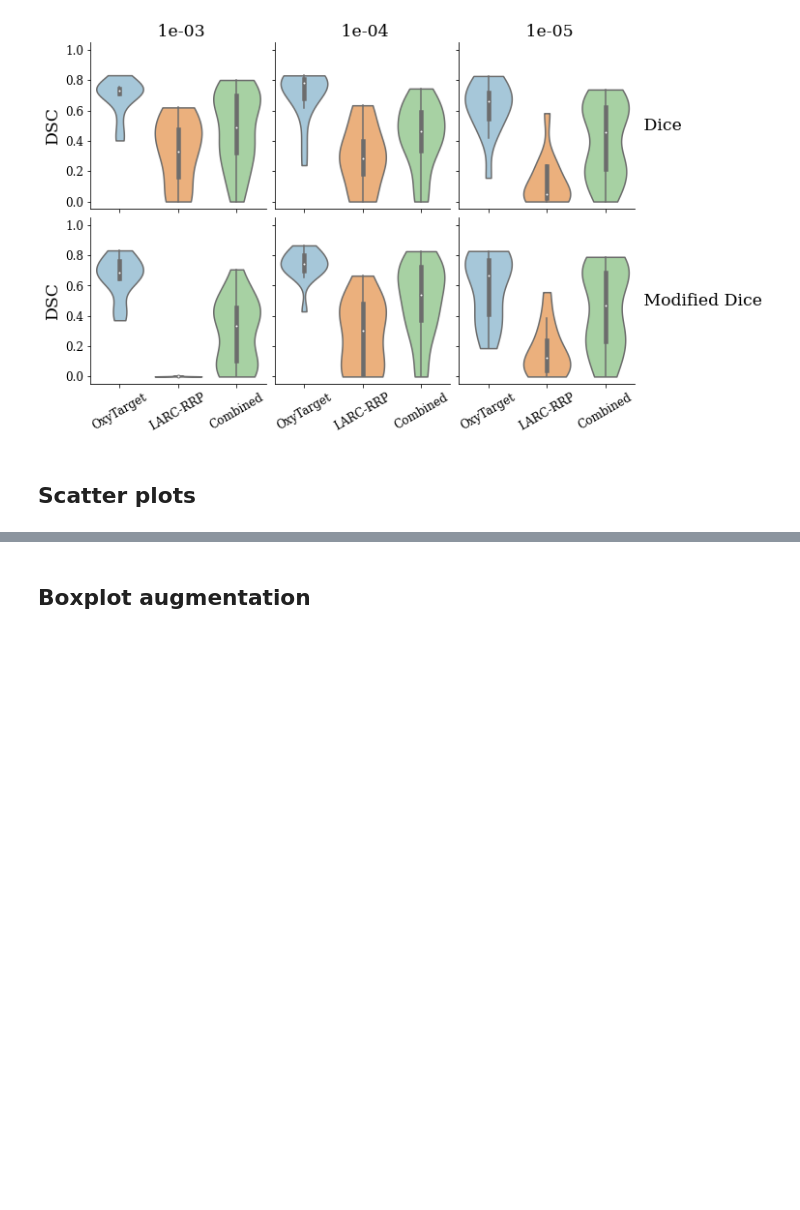
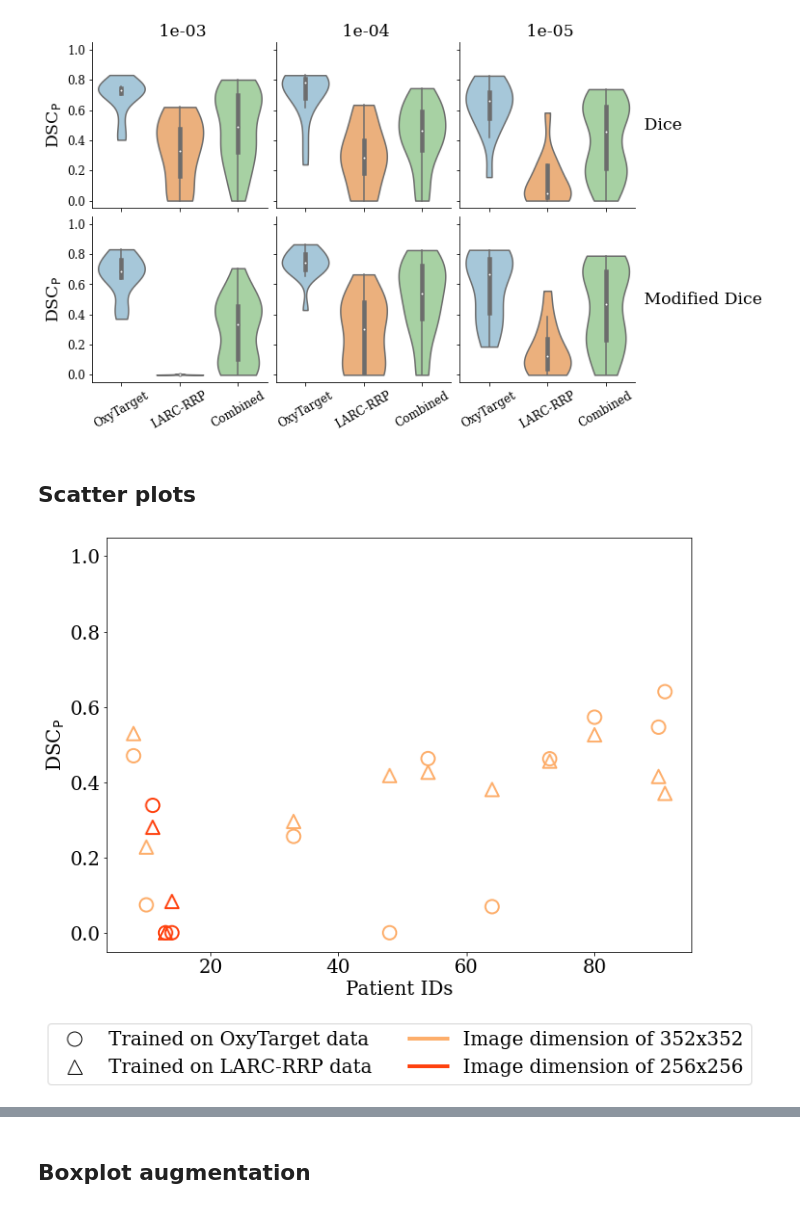
Before and after one commit to IngvildAskimAdde/MasterThesis, a Jupyter notebook: visualize_results.ipynb, the cells around one changed output, grey strips where cells are left out. Cells and saved outputs as stored; diff of their text form; code cells hidden in the pictures; blank space fills up the shorter version.

Commit message:
Plotting results

```diff
--- a/visualize_results.ipynb
+++ b/visualize_results.ipynb
@@ -208,0 +210,28 @@ def scatterplot(dataframe, x_value, y_value, hue=None, save=False):
+# %%
+Oxy_ID_27_352 = pd.read_csv('/Volumes/LaCie/MasterThesis_Ingvild/Experiments/Oxy_new/Oxy_ID_27_new/patient_352.csv')
+Oxy_ID_27_256 = pd.read_csv('/Volumes/LaCie/MasterThesis_Ingvild/Experiments/Oxy_new/Oxy_ID_27_new/patient_256.csv')
+
+LARC_ID_35_352 = pd.read_csv('/Volumes/LaCie/MasterThesis_Ingvild/Experiments/LARC/LARC_ID_35/patient_352.csv')
+LARC_ID_35_256 = pd.read_csv('/Volumes/LaCie/MasterThesis_Ingvild/Experiments/LARC/LARC_ID_35/patient_256.csv')
+
+legend_elements = [Line2D([0], [0], marker='o', color='k', label='Trained on OxyTarget data',
+                              markerfacecolor='none', markersize=15, linestyle='none'),
+                    Line2D([0], [0], marker='^', color='k', label='Trained on LARC-RRP data',
+                              markerfacecolor='none', markersize=15, linestyle='none'),
+                    Line2D([0], [0], color='#fdae6b', label='Image dimension of 352x352', lw=4),
+                    Line2D([0], [0], color='#fe420f', label='Image dimension of 256x256', lw=4),]
+
+fig = plt.figure(figsize=(11,8))
+plt.scatter(Oxy_ID_27_352['patient_ids'], Oxy_ID_27_352['f1_score'], marker='o', color='#fdae6b', facecolors='none',s=200, linewidths=2)
+plt.scatter(Oxy_ID_27_256['patient_ids'], Oxy_ID_27_256['f1_score'], marker='o', color='#fe420f', facecolors='none',s=200, linewidths=2)
+plt.scatter(LARC_ID_35_352['patient_ids'], LARC_ID_35_352['f1_score'], marker='^', color='#fdae6b', facecolors='none',s=200, linewidths=2)
+plt.scatter(LARC_ID_35_256['patient_ids'], LARC_ID_35_256['f1_score'], marker='^', color='#fe420f', facecolors='none',s=200, linewidths=2)
+plt.ylabel(r'DSC$_{\mathrm{P}}$')
+plt.xlabel('Patient IDs')
+plt.legend(handles=legend_elements, loc='upper center', bbox_to_anchor=(0.5, -0.15), ncol=2)
+plt.ylim(-0.05,1.05)
+plt.show()
+
+#fig.savefig('LARC_valPatients_trainedDiff_v2.pdf')
+# %% [output]
+[figure, added]
```
Also changed, not shown: parts of 17 cells of this notebook, 2 other files.
